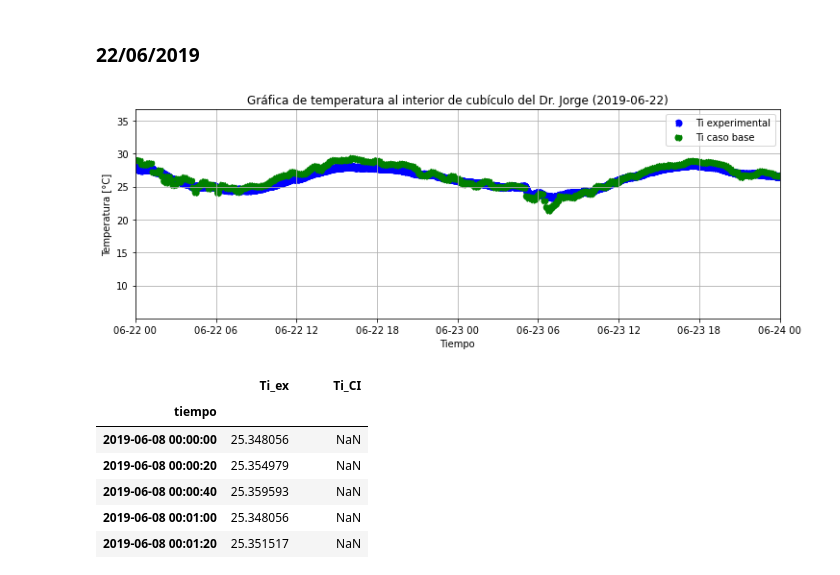
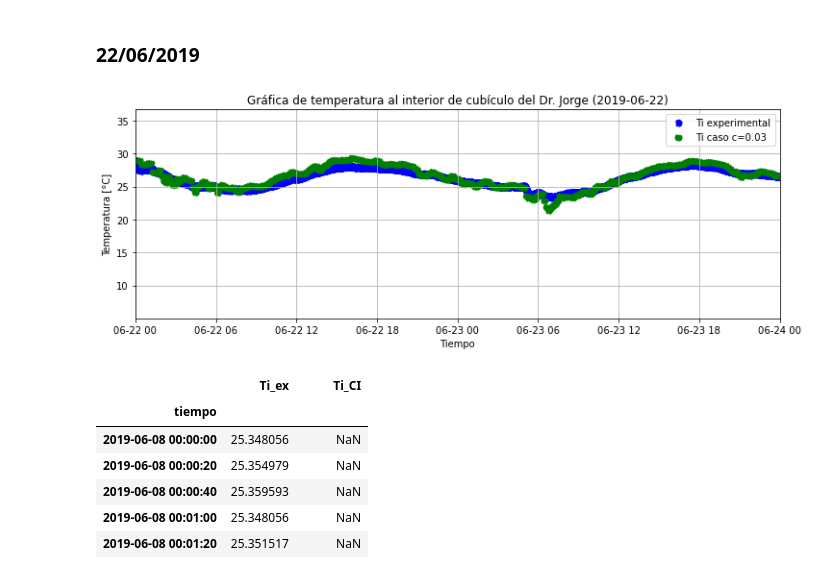
Before and after one commit to Maximiliano-IER/Proyecto_Final_E3, a Jupyter notebook: 007_Notebooks/Analisis_Caso_infiltracion.ipynb, the cells around one changed output. Drawn from its saved outputs; the diff is of its cells as text; code cells hidden in the pictures.

```diff
--- a/007_Notebooks/Analisis_Caso_infiltracion.ipynb
+++ b/007_Notebooks/Analisis_Caso_infiltracion.ipynb
@@ -112,20 +112,20 @@ ax.grid()
 # %%
 fig, ax = plt.subplots(figsize=(12,4))
 
 fecha1 = parse('2019-06-22')
 fecha2 = fecha1 + pd.Timedelta('2D')
 ax.set_xlim(fecha1,fecha2)
 ax.scatter(compara.index,compara.Ti_ex,linestyle='-.', linewidth=2, color='blue', label="Ti experimental")
-ax.scatter(compara.index,compara.Ti_CI, linestyle='--', linewidth=2, color='green', label="Ti caso base")
+ax.scatter(compara.index,compara.Ti_CI, linestyle='--', linewidth=2, color='green', label="Ti caso c=0.03")
 fin3 = compara[fecha1:fecha2]
 
 #Cositas pa' darle formato
 ax.set(xlabel='Tiempo', ylabel='Temperatura [°C]',
        title='Gráfica de temperatura al interior de cubículo del Dr. Jorge (2019-06-22)')
 ax.legend()
 ax.grid()
 # %% [output]
-[figure, old version]
+[figure, new version]
 # %%
 analisis = pd.concat([fin1,fin2,fin3],axis=0)
 analisis
```
Also changed, not shown: 33 other files.
